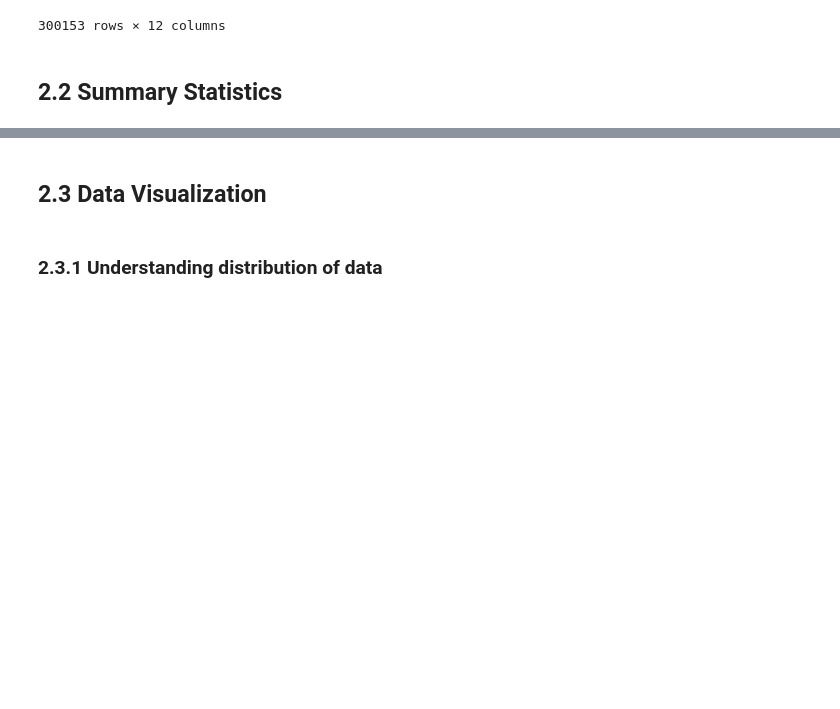
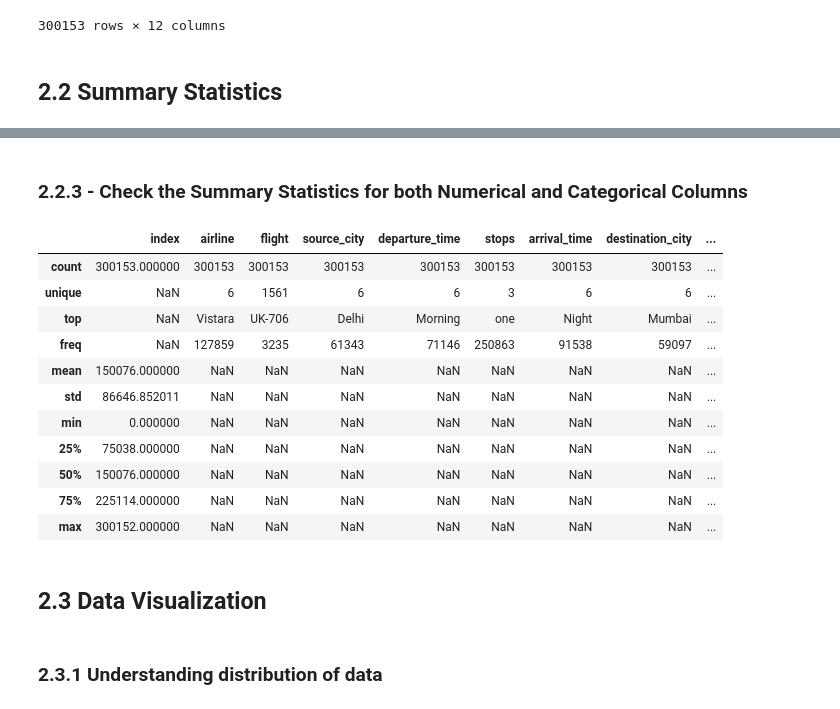
Before and after one commit to Justin-TP/mldp-project, a Jupyter notebook: MLDP Program Codes Submission Template.ipynb, the cells around one changed output, grey strips where cells are left out. Cells and saved outputs as stored; diff of their text form; code cells hidden in the pictures; blank space fills up the shorter version.

Commit message:
Implemented Summary Statistics (Data Understanding)

```diff
--- a/MLDP Program Codes Submission Template.ipynb
+++ b/MLDP Program Codes Submission Template.ipynb
@@ -63,5 +109,21 @@ df
+# %% [markdown]
+### 2.2.3 - Check the Summary Statistics for both Numerical and Categorical Columns
 # %%
 ## Describe data distribution
+df.describe(include="all")
+# %% [output]
+|  | index | airline | flight | source_city | departure_time | stops | arrival_time | destination_city | ... |
+| count | 300153.000000 | 300153 | 300153 | 300153 | 300153 | 300153 | 300153 | 300153 | ... |
+| unique | NaN | 6 | 1561 | 6 | 6 | 3 | 6 | 6 | ... |
+| top | NaN | Vistara | UK-706 | Delhi | Morning | one | Night | Mumbai | ... |
+| freq | NaN | 127859 | 3235 | 61343 | 71146 | 250863 | 91538 | 59097 | ... |
+| mean | 150076.000000 | NaN | NaN | NaN | NaN | NaN | NaN | NaN | ... |
+| std | 86646.852011 | NaN | NaN | NaN | NaN | NaN | NaN | NaN | ... |
+| min | 0.000000 | NaN | NaN | NaN | NaN | NaN | NaN | NaN | ... |
+| 25% | 75038.000000 | NaN | NaN | NaN | NaN | NaN | NaN | NaN | ... |
+| 50% | 150076.000000 | NaN | NaN | NaN | NaN | NaN | NaN | NaN | ... |
+| 75% | 225114.000000 | NaN | NaN | NaN | NaN | NaN | NaN | NaN | ... |
+| max | 300152.000000 | NaN | NaN | NaN | NaN | NaN | NaN | NaN | ... |
 # %% [markdown]
 ## 2.3 Data Visualization
 # %% [markdown]
```
Also changed, not shown: parts of 6 cells of this notebook.
